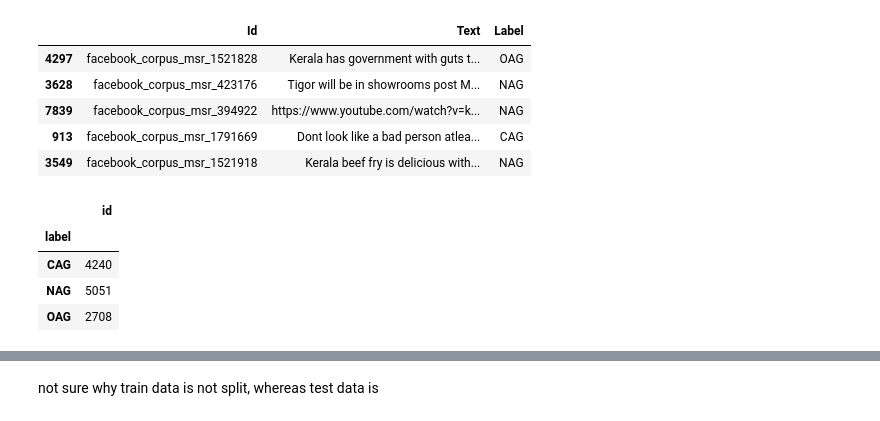
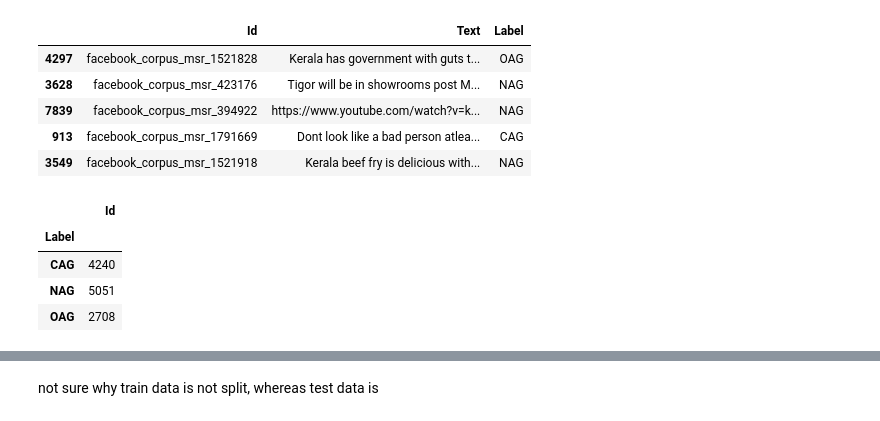
Before and after one commit to raaij/ma-course-subjectivity-mining, a Jupyter notebook: assignment2/Exploring the datasets.ipynb, the cells around one changed output, grey strips where cells are left out. Drawn from its saved outputs; the diff is of its cells as text; code cells hidden in the pictures.

````diff
--- a/assignment2/Exploring the datasets.ipynb
+++ b/assignment2/Exploring the datasets.ipynb
@@ -30,9 +30,9 @@ The data directory should look like:
 ```
 # %%
 DESIRED_COLUMNS = [
-    'id',
-    'text',
-    'label'
+    'Id',
+    'Text',
+    'Label'
 ]
 # %% [markdown]
 ## TRAC2018
@@ -52,10 +52,10 @@ df_trac2018.sample(5, random_state=12345)
 # %%
 df_trac2018.columns = DESIRED_COLUMNS
 # %%
-df_trac2018.groupby('label')[['id']].count()
+df_trac2018.groupby('Label')[['Id']].count()
 # %% [output]
-|  | id |
-| label |  |
+|  | Id |
+| Label |  |
 | CAG | 4240 |
 | NAG | 5051 |
 | OAG | 2708 |
````
Also changed, not shown: parts of 5 cells of this notebook.
